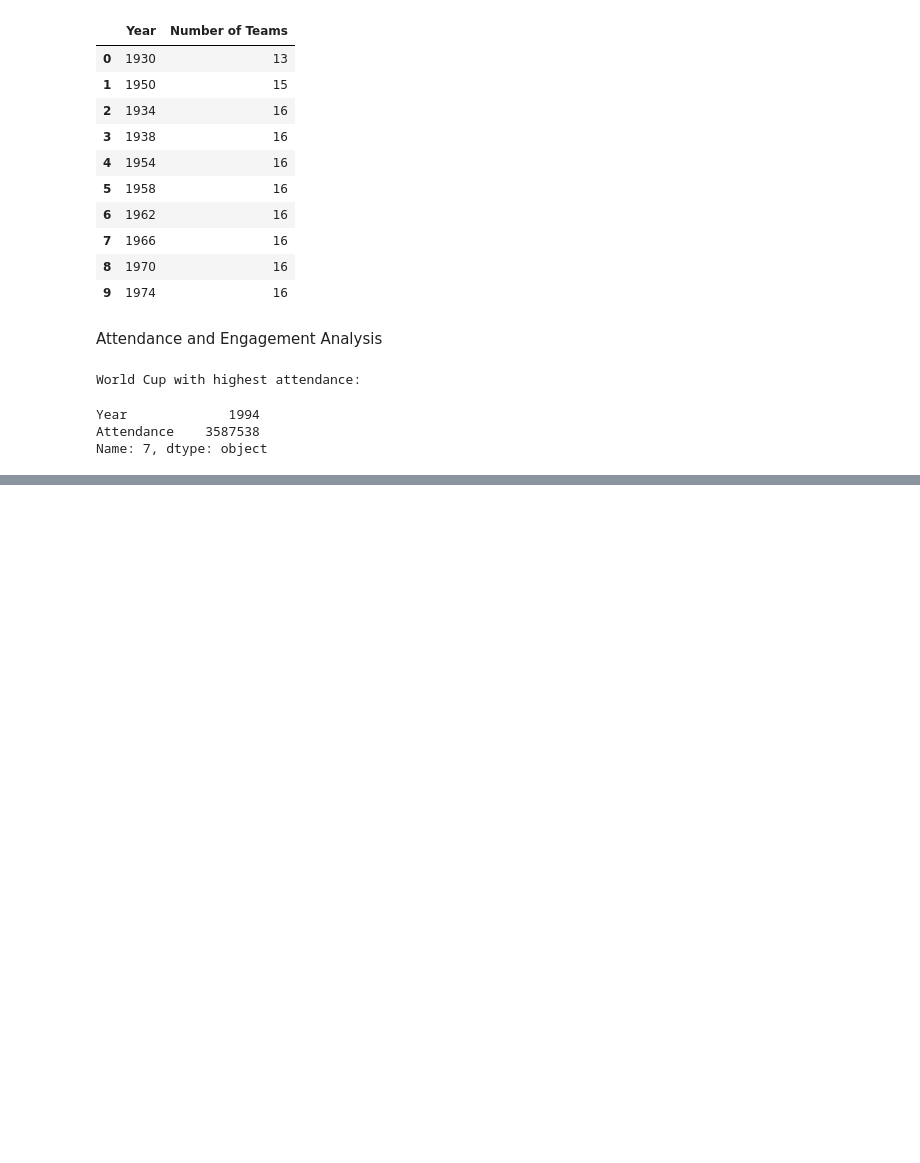
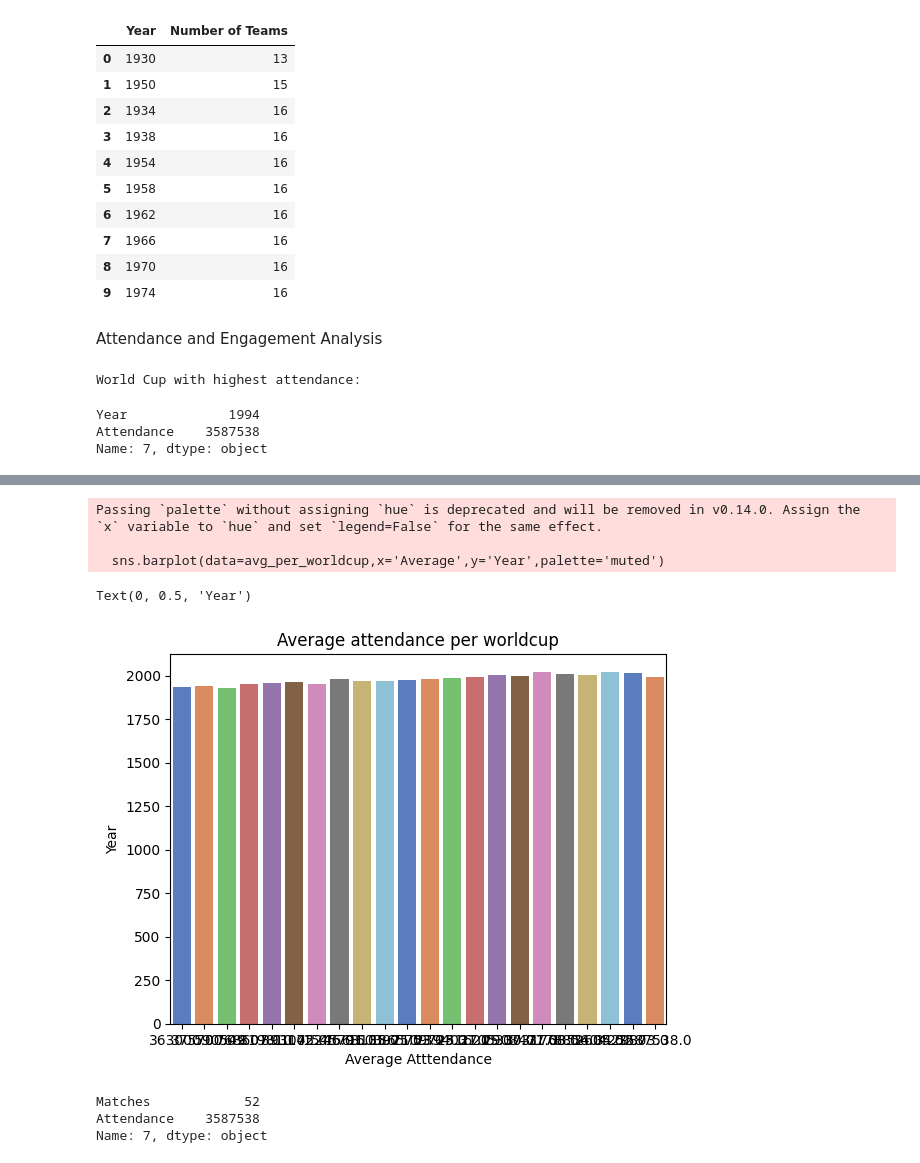
Before and after one commit to ShlokGadhave/l-Football-Analytics-Match-Performance-Goal-Scoring-Insights, a Jupyter notebook: World_Cups.ipynb, the cells around one changed output, grey strips where cells are left out. Cells and saved outputs as stored; diff of their text form; code cells hidden in the pictures; blank space fills up the shorter version.

Commit message:
Attendance & Fan Engagement Analysis

```diff
--- a/World_Cups.ipynb
+++ b/World_Cups.ipynb
@@ -254,0 +263,4 @@ Name: 7, dtype: object
+# %%
+# Avg attendance per worldcup
+avg_per_worldcup=df.groupby('Year')['Attendance'].mean().sort_values(ascending=False).reset_index(name='Average')
+avg_per_worldcup.head(10)
@@ -254,0 +279,21 @@ Name: 7, dtype: object
+# %%
+plt.Figure(figsize=(12,12))
+sns.barplot(data=avg_per_worldcup,x='Average',y='Year',palette='muted')
+plt.title('Average attendance per worldcup')
+plt.xlabel('Average Atttendance')
+plt.ylabel('Year')
+# %% [output]
+Passing `palette` without assigning `hue` is deprecated and will be removed in v0.14.0. Assign the `x` variable to `hue` and set `legend=False` for the same effect.
+
+  sns.barplot(data=avg_per_worldcup,x='Average',y='Year',palette='muted')
+Text(0, 0.5, 'Year')
+[figure, added]
+# %%
+# World Cup with the highest average attendance per match
+df.columns
+attendnace_per_match=df.loc[df['Attendance'].idxmax(),['Matches','Attendance']]
+attendnace_per_match
+# %% [output]
+Matches            52
+Attendance    3587538
+Name: 7, dtype: object
```
Also changed, not shown: parts of 4 cells of this notebook.
